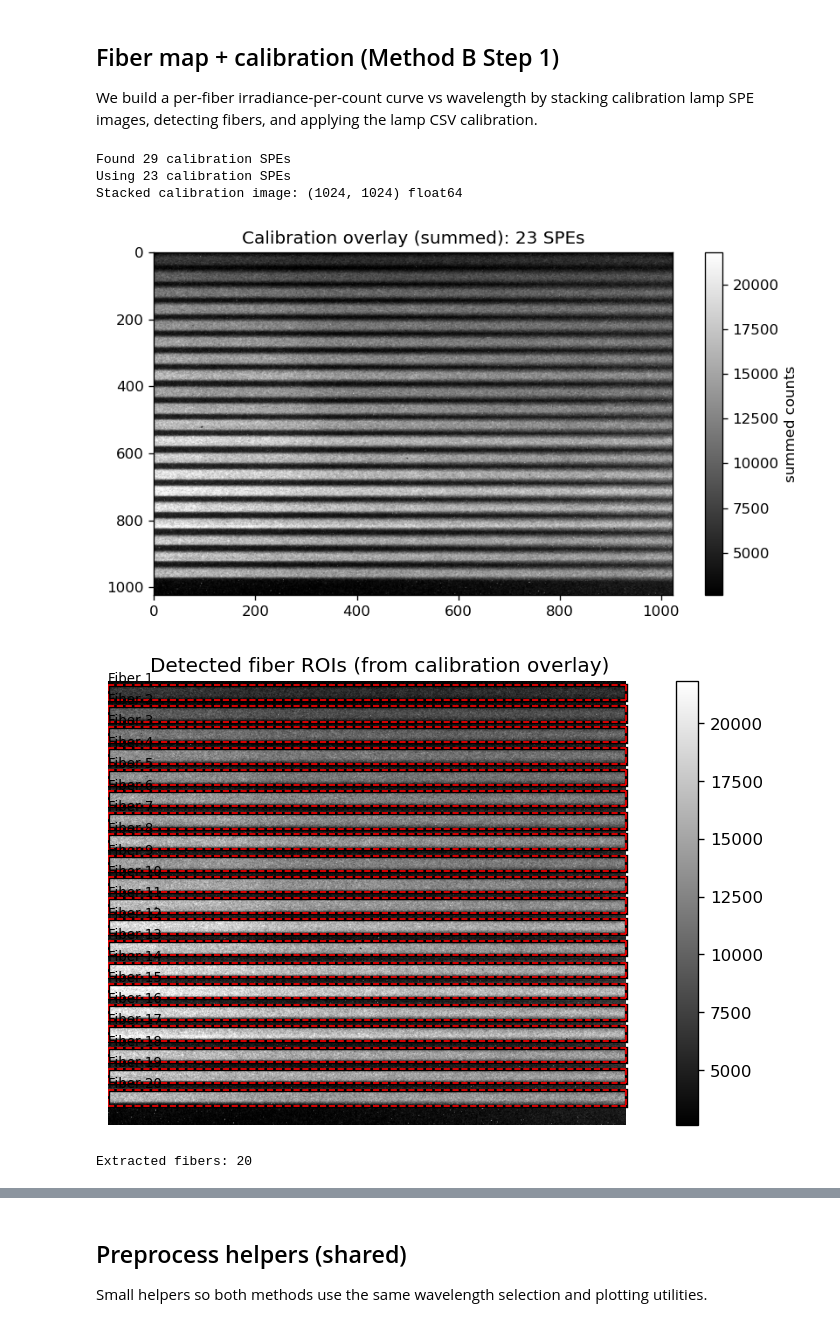
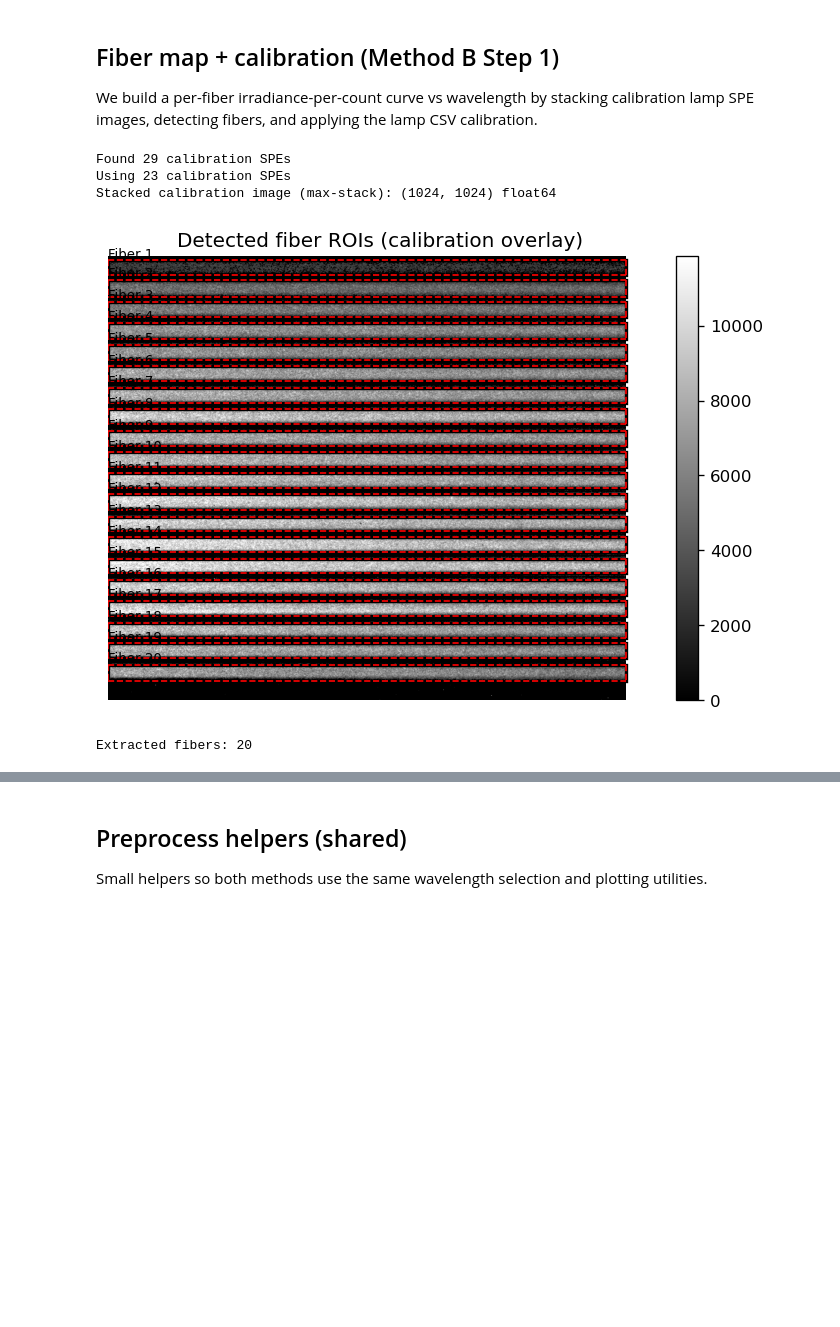
Before and after one commit to elyselian/spectroscopy, a Jupyter notebook: compare_methods_250424006.ipynb, the cells around one changed output, grey strips where cells are left out. Drawn from its saved outputs; the diff is of its cells as text; code cells hidden in the pictures; blank space fills up the shorter version.

```diff
--- a/compare_methods_250424006.ipynb
+++ b/compare_methods_250424006.ipynb
@@ -42,7 +42,7 @@ CONFIG = {
     "h": 6.62607015e-34,
     "c": 299_792_458.0,
     # ----- exposure correction -----
-    "gate_cal_s": 21.0,  # campaign + calibration reference exposure
+    "gate_cal_s": 20.999,  # campaign + calibration reference exposure
     # ----- peak finding (spatial peaks at a wavelength column) -----
     "spatial_peak": {
         "smooth_window": 9,
@@ -158,45 +125,45 @@ lamp_csv = Path(CONFIG["LAMP_CSV"])
 assert cal_folder.exists(), f"Calibration folder not found: {cal_folder}"
 assert lamp_csv.exists(), f"Lamp CSV not found: {lamp_csv}"
 
 spe_files = sorted(cal_folder.glob("*.spe"))
 print(f"Found {len(spe_files)} calibration SPEs")
 
 N_SKIP = 6
 spe_files_used = spe_files[N_SKIP:] if len(spe_files) > N_SKIP else spe_files
 print(f"Using {len(spe_files_used)} calibration SPEs")
 
+# Pixels below this value are zeroed before stacking (edit as needed).
+STACK_PIXEL_THRESHOLD = 2000  # counts
+
+# IMPORTANT: use a pixel-wise MAX instead of SUM so fibers that appear in multiple SPEs
+# only contribute from their brightest instance (prevents triple-counting).
 stacked = None
 for f in spe_files_used:
     img = load_spe_image(str(f))
-    stacked = img.astype(np.float64) if stacked is None else stacked + img.astype(np.float64)
+    img = np.where(img < STACK_PIXEL_THRESHOLD, 0.0, img).astype(np.float64)
+    stacked = img if stacked is None else np.maximum(stacked, img)
 
-print("Stacked calibration image:", stacked.shape, stacked.dtype)
-plt.figure(figsize=(7, 4))
-plt.imshow(stacked, cmap="gray", aspect="auto", vmin=np.percentile(stacked, 1), vmax=np.percentile(stacked, 99.7))
-plt.title(f"Calibration overlay (summed): {len(spe_files_used)} SPEs")
-plt.colorbar(label="summed counts")
-plt.tight_layout()
-plt.show()
+print("Stacked calibration image (max-stack):", stacked.shape, stacked.dtype)
 
 fibers = extract_fiber_and_calibrate(
     stacked,
     lamp_csv_path=str(lamp_csv),
     sauvola_k=0.01,
     smooth_window=5,
     n_fibers=20,
-    n_pixels=1024,
+    n_pixels=1024
  )
 
 if not fibers:
     raise RuntimeError("No fibers detected from calibration overlay.")
 
-show_fiber_boxes(stacked, fibers, title="Detected fiber ROIs (from calibration overlay)")
+# Step 1 plot (end): fiber ROIs on stacked calibration overlay
+show_fiber_boxes(stacked, fibers, title="Detected fiber ROIs (calibration overlay)")
 print("Extracted fibers:", len(fibers))
 # %% [output]
 Found 29 calibration SPEs
 Using 23 calibration SPEs
-Stacked calibration image: (1024, 1024) float64
+Stacked calibration image (max-stack): (1024, 1024) float64
-[figure, old version]
+[figure, new version]
-[figure, removed]
 Extracted fibers: 20
 # %%
```
Also changed, not shown: parts of 30 cells of this notebook, 1 other file.
